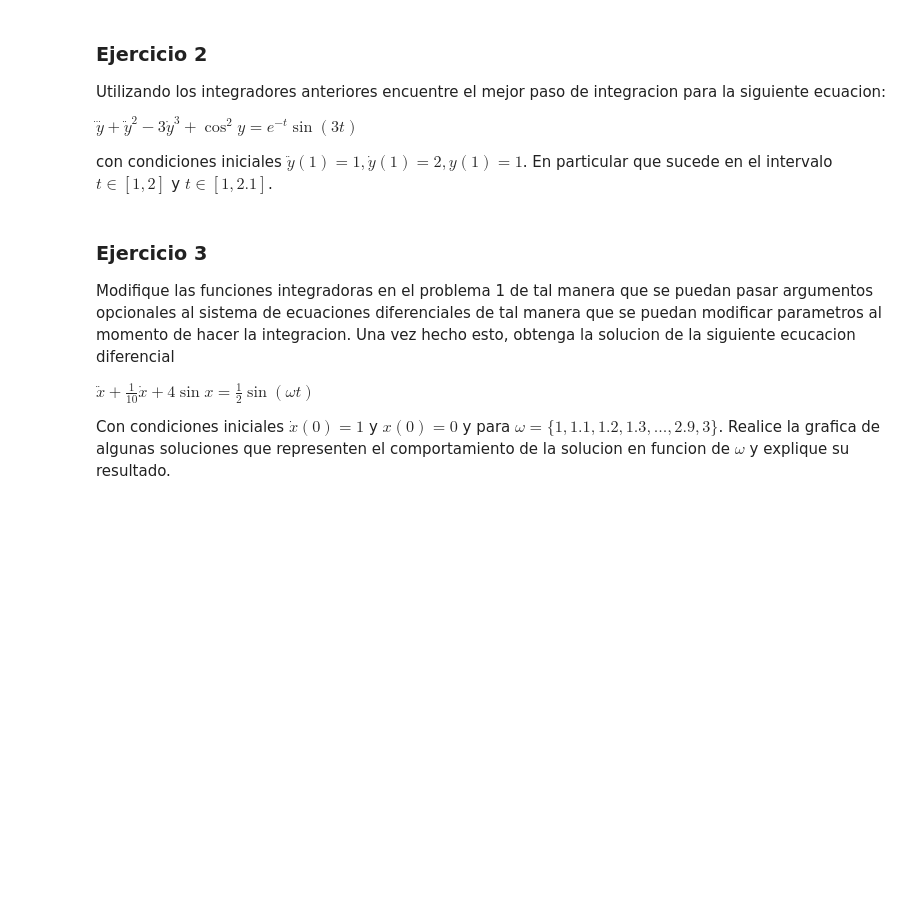
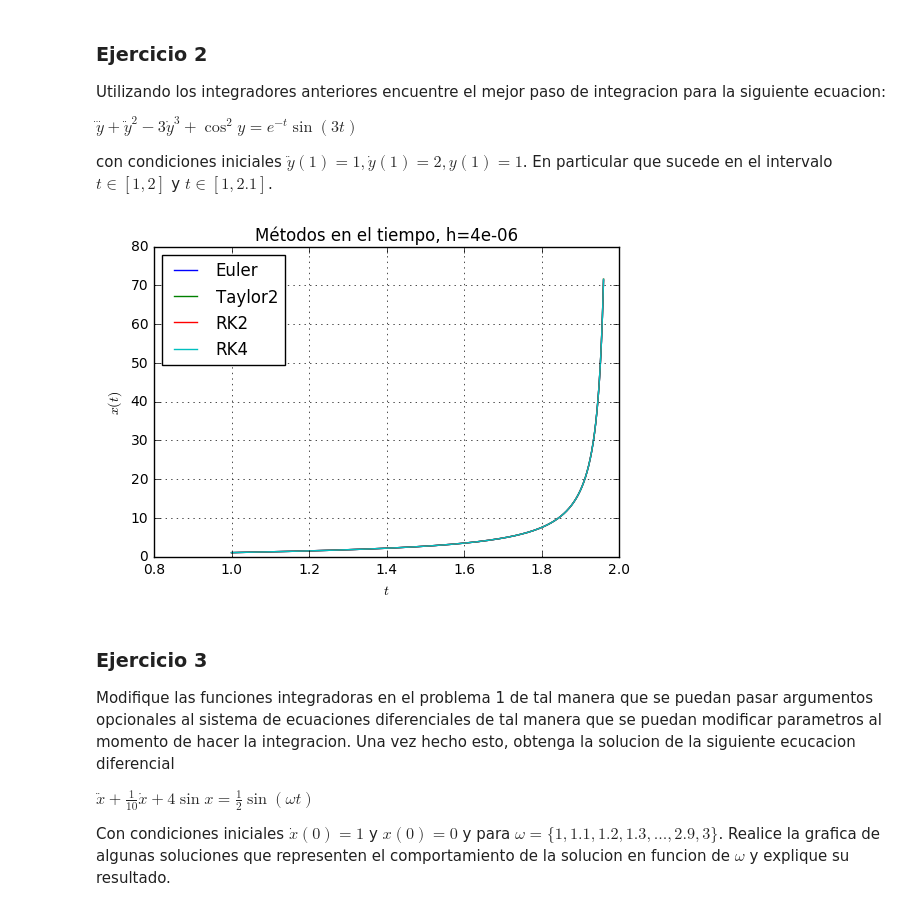
Before and after one commit to ignacio-vc/fcomp, a Jupyter notebook: tareas/tarea1.ipynb, the cells around one changed output. Saved outputs shown, nothing was run; the diff lists cells and outputs as text; code cells hidden in the pictures; blank space fills up the shorter version.

```diff
--- a/tareas/tarea1.ipynb
+++ b/tareas/tarea1.ipynb
@@ -71,6 +129,20 @@ Utilizando los integradores anteriores encuentre el mejor paso de integracion pa
 $\dddot{y} + \ddot{y}^2 - 3\dot{y}^3 + \cos^2{y} = e^{-t} \sin(3t)$
 
 con condiciones iniciales $\ddot{y}(1) = 1, \dot{y}(1) = 2, y(1) = 1$. En particular que sucede en el intervalo $t \in [1,2]$ y $t \in [1,2.1]$.
+# %%
+#y = (y1, y2, y3)
+def ecuacion2(y, t):
+    y1_prima = y[1]
+    y2_prima = y[2]
+    y3_prima = exp(-t)*sin(3*t) - y[2]*y[2] + 3*y[1]*y[1]*y[1]+cos(y[0])*cos(y[0])
+    return array ([y1_prima, y2_prima, y3_prima])
+
+def d_ecuacion2(y, t):
+    return array([0,0,(3*cos(3*t)-sin(3*t))*exp(-t)]), array([[0,1,0], [0,0,1], [sin(2*y[0]),9*y[1]*y[1],-2*y[2]]])
+# %%
+integrador_surtido(ecuacion2, d_ecuacion2, array([1.0,2.0,1.0]), [1.,1.96], 4e-6, 1, 0)
+# %% [output]
+[figure, added]
 # %% [markdown]
 ### Ejercicio 3
 Modifique las funciones integradoras en el problema 1 de tal manera que se puedan pasar argumentos opcionales al sistema de ecuaciones diferenciales de tal manera que se puedan modificar parametros al momento de hacer la integracion. Una vez hecho esto, obtenga la solucion de la siguiente ecucacion diferencial
```
Also changed, not shown: parts of 16 cells of this notebook.
